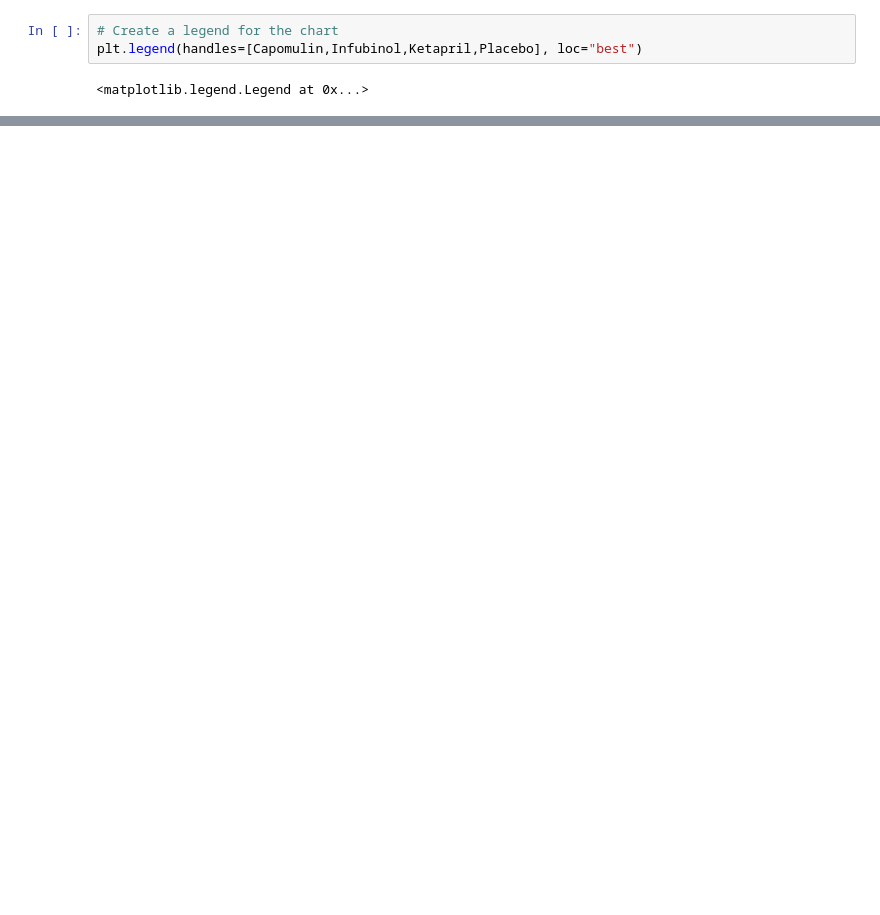
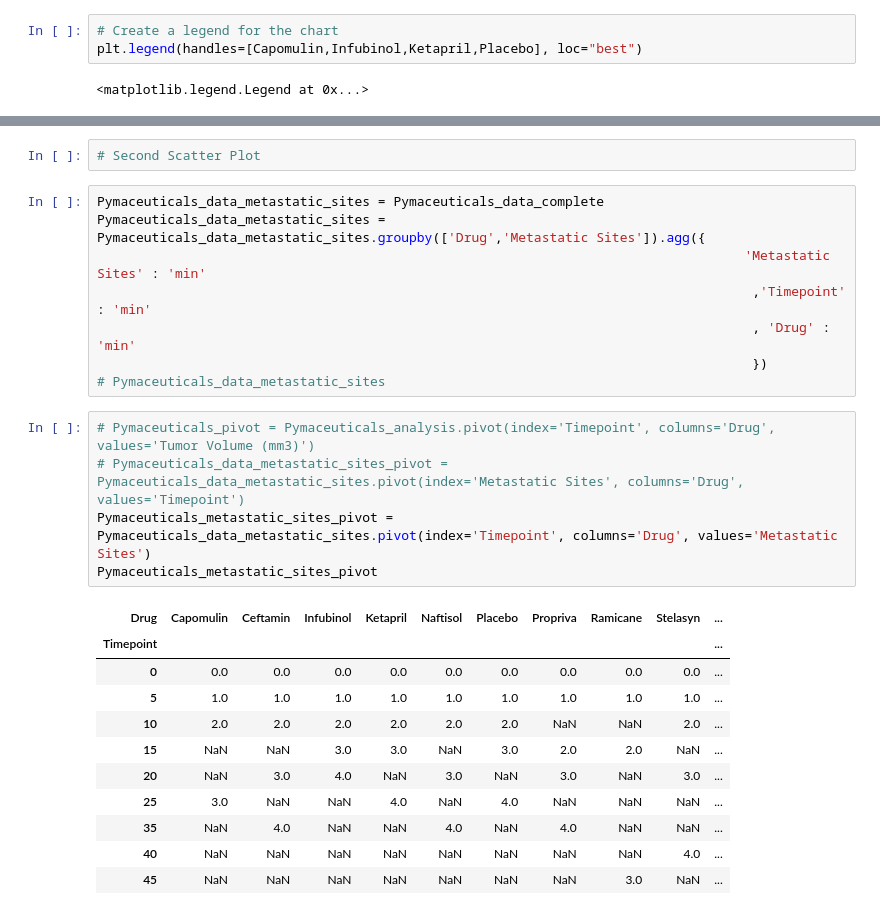
Before and after one commit to StutiMohan/PandasPlot, a Jupyter notebook: Pymaceuticals.ipynb, the cells around one changed output, grey strips where cells are left out. Drawn from its saved outputs; the diff is of its cells as text; blank space fills up the shorter version.

Commit message:
Add files via upload
Made scatterplot and error bar graph.
Scatter plot to be removed. It was only to get the idea of the data and graph

```diff
--- a/Pymaceuticals.ipynb
+++ b/Pymaceuticals.ipynb
@@ -192,0 +202,27 @@ Total_Number_of_Rides_max
+# %%
+# Second Scatter Plot
+# %%
+Pymaceuticals_data_metastatic_sites = Pymaceuticals_data_complete
+Pymaceuticals_data_metastatic_sites = Pymaceuticals_data_metastatic_sites.groupby(['Drug','Metastatic Sites']).agg({
+                                                                                   'Metastatic Sites' : 'min'
+                                                                                    ,'Timepoint' : 'min'
+                                                                                    , 'Drug' : 'min'
+                                                                                    })
+# Pymaceuticals_data_metastatic_sites
+# %%
+# Pymaceuticals_pivot = Pymaceuticals_analysis.pivot(index='Timepoint', columns='Drug', values='Tumor Volume (mm3)')
+# Pymaceuticals_data_metastatic_sites_pivot = Pymaceuticals_data_metastatic_sites.pivot(index='Metastatic Sites', columns='Drug', values='Timepoint')
+Pymaceuticals_metastatic_sites_pivot = Pymaceuticals_data_metastatic_sites.pivot(index='Timepoint', columns='Drug', values='Metastatic Sites')
+Pymaceuticals_metastatic_sites_pivot
+# %% [output]
+| Drug | Capomulin | Ceftamin | Infubinol | Ketapril | Naftisol | Placebo | Propriva | Ramicane | Stelasyn | ... |
+| Timepoint |  |  |  |  |  |  |  |  |  | ... |
+| 0 | 0.0 | 0.0 | 0.0 | 0.0 | 0.0 | 0.0 | 0.0 | 0.0 | 0.0 | ... |
+| 5 | 1.0 | 1.0 | 1.0 | 1.0 | 1.0 | 1.0 | 1.0 | 1.0 | 1.0 | ... |
+| 10 | 2.0 | 2.0 | 2.0 | 2.0 | 2.0 | 2.0 | NaN | NaN | 2.0 | ... |
+| 15 | NaN | NaN | 3.0 | 3.0 | NaN | 3.0 | 2.0 | 2.0 | NaN | ... |
+| 20 | NaN | 3.0 | 4.0 | NaN | 3.0 | NaN | 3.0 | NaN | 3.0 | ... |
+| 25 | 3.0 | NaN | NaN | 4.0 | NaN | 4.0 | NaN | NaN | NaN | ... |
+| 35 | NaN | 4.0 | NaN | NaN | 4.0 | NaN | 4.0 | NaN | NaN | ... |
+| 40 | NaN | NaN | NaN | NaN | NaN | NaN | NaN | NaN | 4.0 | ... |
+| 45 | NaN | NaN | NaN | NaN | NaN | NaN | NaN | 3.0 | NaN | ... |
```
Also changed, not shown: parts of 31 cells of this notebook.
